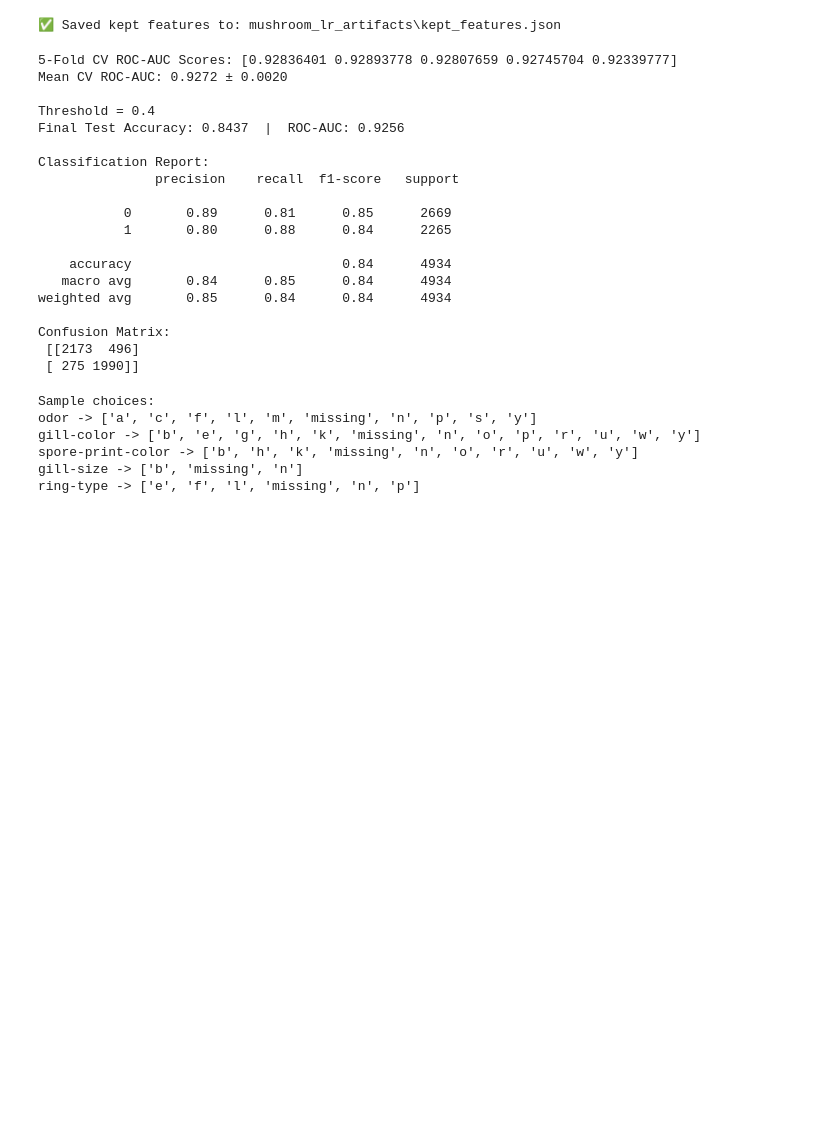
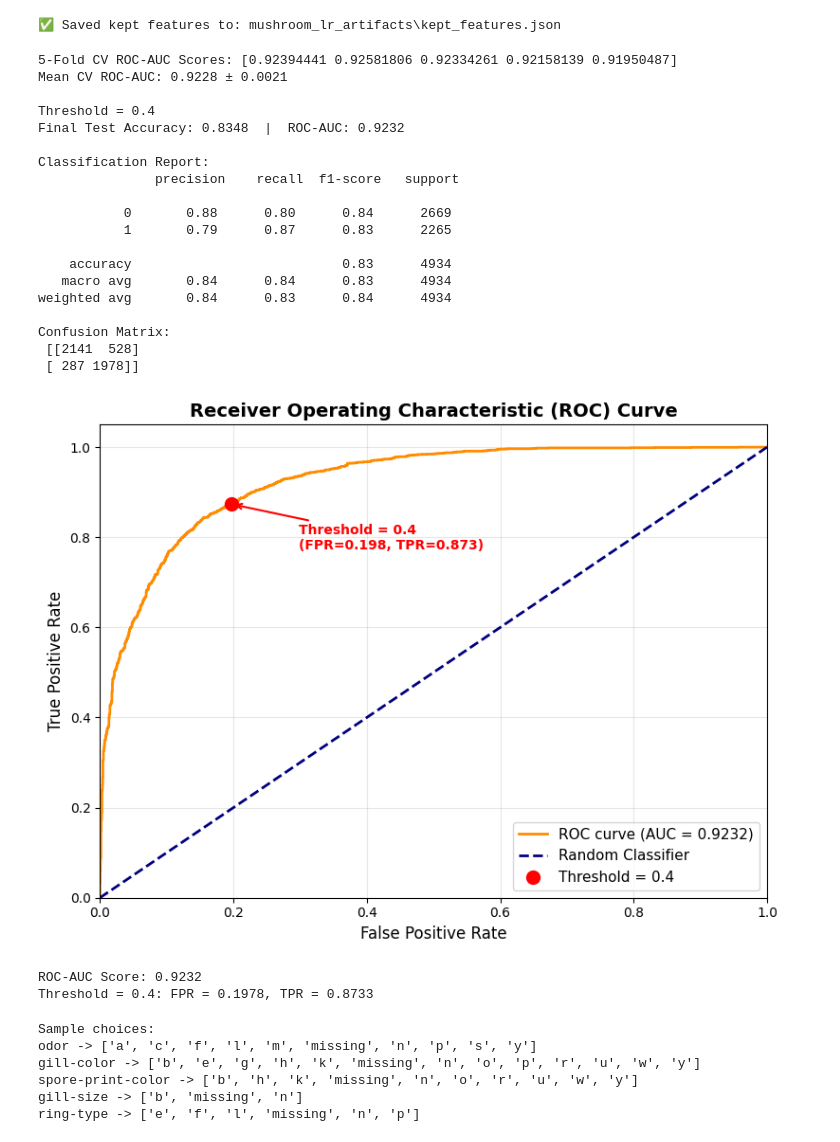
Before and after one commit to Tristanchz2/MushroomIdentifierUsingLogisticRegression, a Jupyter notebook: mushroom_lr_partial_mc.ipynb, the cells around one changed output. Drawn from its saved outputs; the diff is of its cells as text; code cells hidden in the pictures; blank space fills up the shorter version.

```diff
--- a/mushroom_lr_partial_mc.ipynb
+++ b/mushroom_lr_partial_mc.ipynb
@@ -47,7 +47,7 @@ importances = pd.read_csv(IMPORTANCE_CSV).sort_values("Importance", ascending=Fa
 display(importances)
 
 # === Select kept features by threshold ===
-THRESH = 0.02  # 3%
+THRESH = 0.00  # 3%
 kept_features = importances.loc[importances["Importance"] >= THRESH, "Feature"].tolist()
 kept_features = [f for f in kept_features if f in df.columns and f != "class"]
 print(f"Kept {len(kept_features)} features (Importance ≥ {THRESH}):")
@@ -144,25 +144,64 @@ print(f"Final Test Accuracy: {acc:.4f}  |  ROC-AUC: {auc:.4f}")
 print("\nClassification Report:\n", classification_report(y_test, y_pred))
 print("Confusion Matrix:\n", confusion_matrix(y_test, y_pred))
 # %% [output]
-5-Fold CV ROC-AUC Scores: [0.92836401 0.92893778 0.92807659 0.92745704 0.92339777]
-Mean CV ROC-AUC: 0.9272 ± 0.0020
+5-Fold CV ROC-AUC Scores: [0.92394441 0.92581806 0.92334261 0.92158139 0.91950487]
+Mean CV ROC-AUC: 0.9228 ± 0.0021
 
 Threshold = 0.4
-Final Test Accuracy: 0.8437  |  ROC-AUC: 0.9256
+Final Test Accuracy: 0.8348  |  ROC-AUC: 0.9232
 
 Classification Report:
                precision    recall  f1-score   support
 
-           0       0.89      0.81      0.85      2669
-           1       0.80      0.88      0.84      2265
+           0       0.88      0.80      0.84      2669
+           1       0.79      0.87      0.83      2265
 
-    accuracy                           0.84      4934
-   macro avg       0.84      0.85      0.84      4934
-weighted avg       0.85      0.84      0.84      4934
+    accuracy                           0.83      4934
+   macro avg       0.84      0.84      0.83      4934
+weighted avg       0.84      0.83      0.84      4934
 
 Confusion Matrix:
- [[2173  496]
- [ 275 1990]]
+ [[2141  528]
+ [ 287 1978]]
+# %%
+# === ROC Curve Visualization ===
+# Calculate ROC curve
+fpr, tpr, thresholds_roc = roc_curve(y_test, y_proba)
+
+# Find the point on ROC curve corresponding to threshold = 0.4
+# Calculate FPR and TPR for the threshold
+y_pred_thresh = (y_proba >= threshold).astype(int)
+tn, fp, fn, tp = confusion_matrix(y_test, y_pred_thresh).ravel()
+fpr_thresh = fp / (fp + tn) if (fp + tn) > 0 else 0
+tpr_thresh = tp / (tp + fn) if (tp + fn) > 0 else 0
+
+# Plot ROC curve
+plt.figure(figsize=(8, 6))
+plt.plot(fpr, tpr, color='darkorange', lw=2, label=f'ROC curve (AUC = {auc:.4f})')
+plt.plot([0, 1], [0, 1], color='navy', lw=2, linestyle='--', label='Random Classifier')
+# Mark the threshold point
+plt.plot(fpr_thresh, tpr_thresh, 'ro', markersize=10, label=f'Threshold = {threshold}')
+plt.annotate(f'Threshold = {threshold}\n(FPR={fpr_thresh:.3f}, TPR={tpr_thresh:.3f})',
+             xy=(fpr_thresh, tpr_thresh),
+             xytext=(fpr_thresh + 0.1, tpr_thresh - 0.1),
+             arrowprops=dict(arrowstyle='->', color='red', lw=1.5),
+             fontsize=10, color='red', fontweight='bold')
+plt.xlim([0.0, 1.0])
+plt.ylim([0.0, 1.05])
+plt.xlabel('False Positive Rate', fontsize=12)
+plt.ylabel('True Positive Rate', fontsize=12)
+plt.title('Receiver Operating Characteristic (ROC) Curve', fontsize=14, fontweight='bold')
+plt.legend(loc="lower right", fontsize=11)
+plt.grid(alpha=0.3)
+plt.tight_layout()
+plt.show()
+
+print(f"ROC-AUC Score: {auc:.4f}")
+print(f"Threshold = {threshold}: FPR = {fpr_thresh:.4f}, TPR = {tpr_thresh:.4f}")
+# %% [output]
+[figure, added]
+ROC-AUC Score: 0.9232
+Threshold = 0.4: FPR = 0.1978, TPR = 0.8733
 # %%
 # === Category choices & empirical distributions for MC sampling ===
 category_choices = {
```
Also changed, not shown: parts of 2 cells of this notebook, 5 other files.
